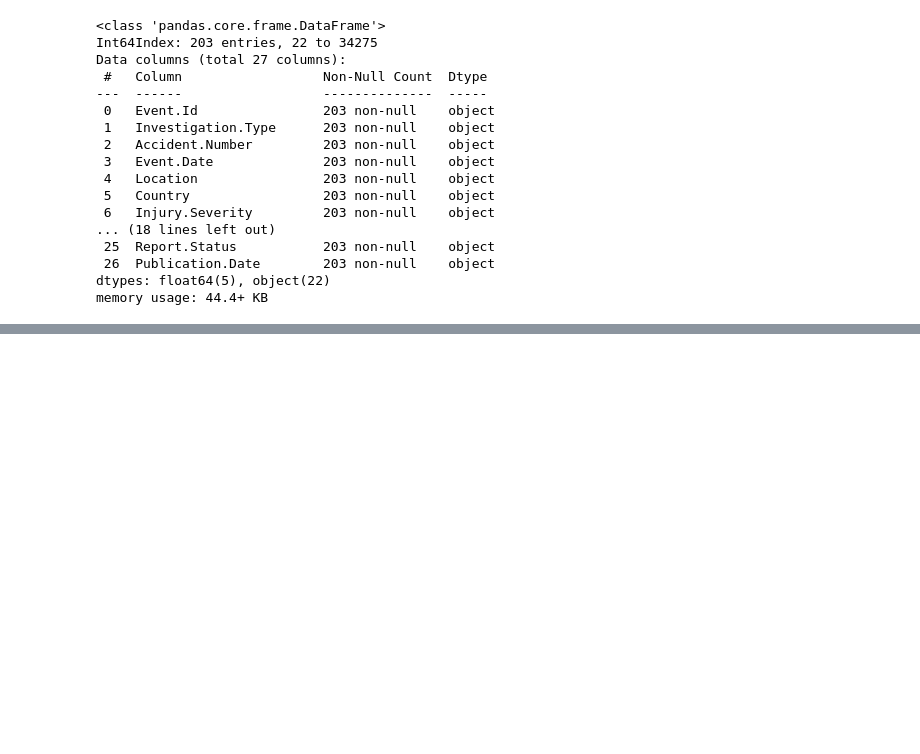
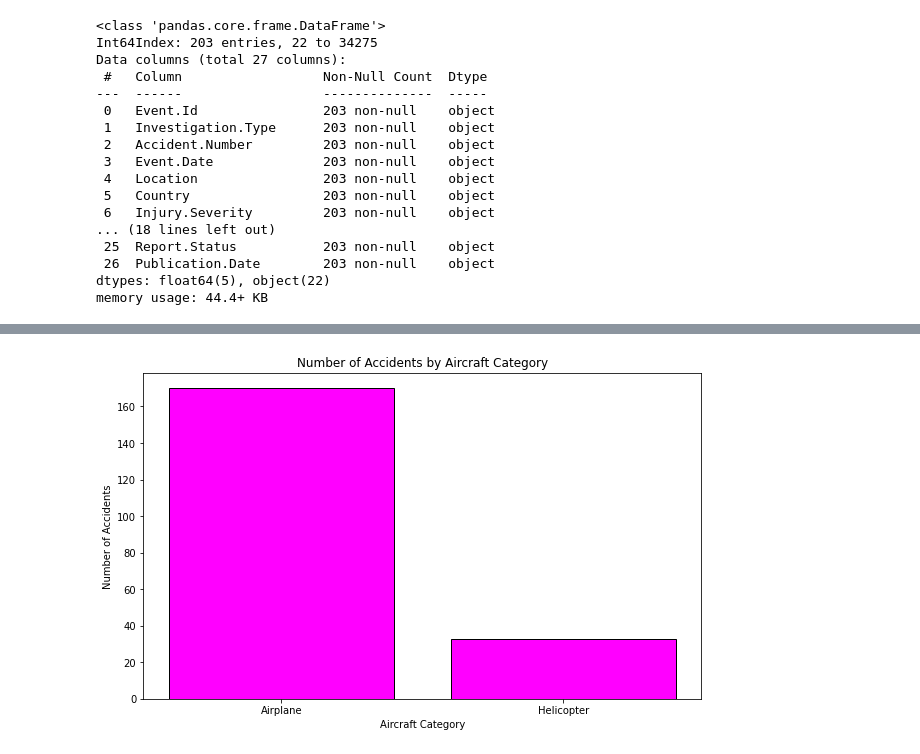
Before and after one commit to kanyua-charity/NTSB-Aviation-Accident-Analysis, a Jupyter notebook: student.ipynb, the cells around one changed output, grey strips where cells are left out. Saved outputs shown, nothing was run; the diff lists cells and outputs as text; code cells hidden in the pictures; blank space fills up the shorter version.

```diff
--- a/student.ipynb
+++ b/student.ipynb
@@ -163,0 +189,10 @@ TypeError: unhashable type: 'list'
+# %%
+#number of accidents by aircraft category
+plt.figure(figsize=(10,6))
+plt.bar(df['Aircraft.Category'].value_counts().index, df['Aircraft.Category'].value_counts().values, color="magenta", edgecolor="black")
+plt.xlabel('Aircraft Category')
+plt.ylabel('Number of Accidents')
+plt.title('Number of Accidents by Aircraft Category')
+plt.show()
+# %% [output]
+[figure, added]
```
Also changed, not shown: parts of 9 cells of this notebook.
